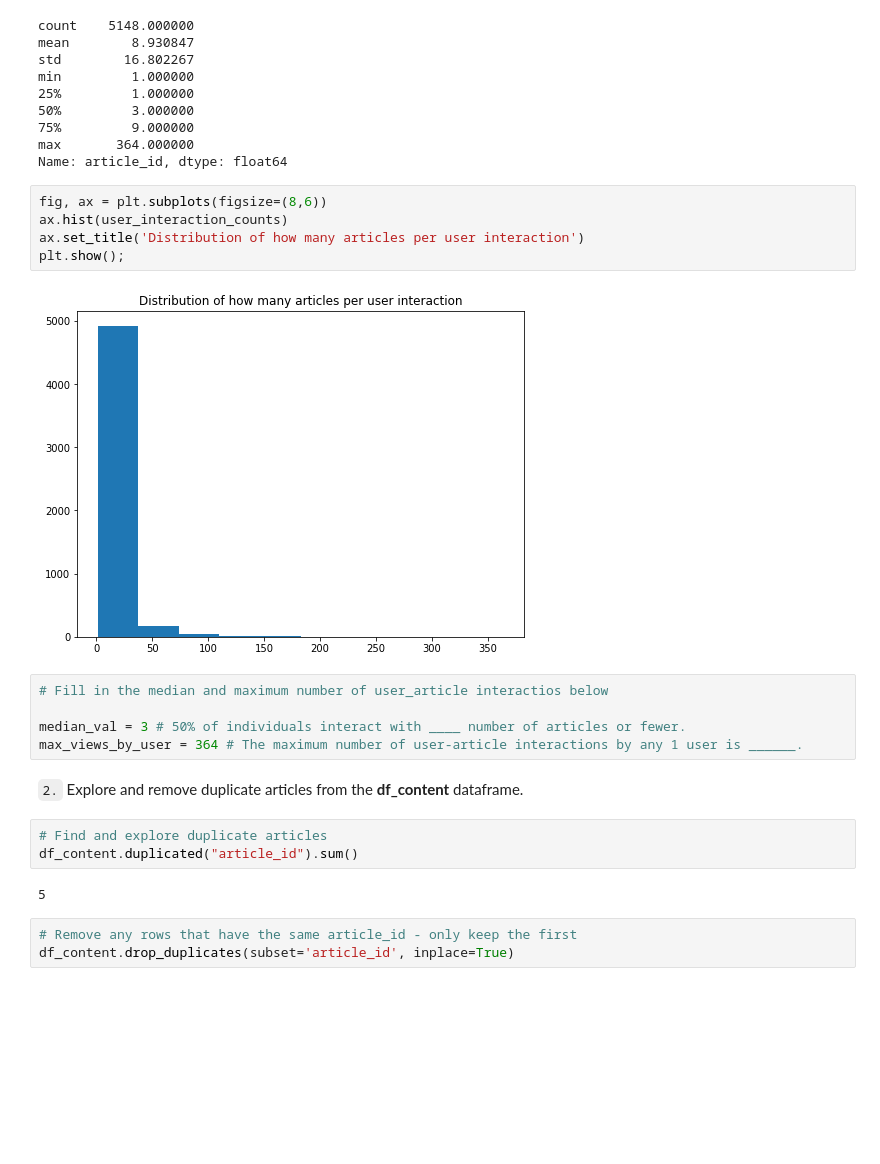
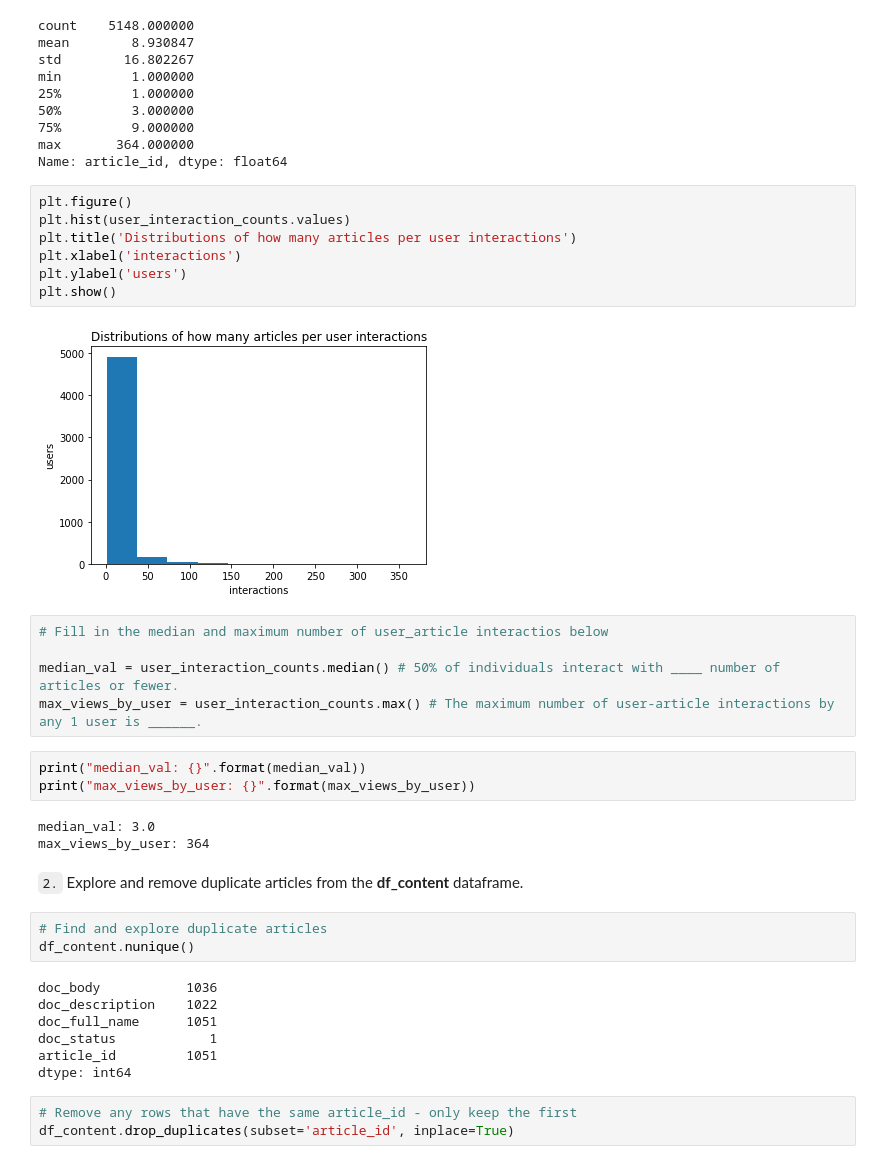
Before and after one commit to linnforsman/Recommendations-with-IBM, a Jupyter notebook: Recommendations_with_IBM.ipynb, the cells around one changed output. Saved outputs shown, nothing was run; the diff lists cells and outputs as text; blank space fills up the shorter version.

```diff
--- a/Recommendations_with_IBM.ipynb
+++ b/Recommendations_with_IBM.ipynb
@@ -120,24 +108,37 @@ min         1.000000
 max       364.000000
 Name: article_id, dtype: float64
 # %%
-fig, ax = plt.subplots(figsize=(8,6))
-ax.hist(user_interaction_counts)
-ax.set_title('Distribution of how many articles per user interaction')
-plt.show();
+plt.figure()
+plt.hist(user_interaction_counts.values)
+plt.title('Distributions of how many articles per user interactions')
+plt.xlabel('interactions')
+plt.ylabel('users')
+plt.show()
 # %% [output]
-[figure, old version]
+[figure, new version]
 # %%
 # Fill in the median and maximum number of user_article interactios below
 
-median_val = 3 # 50% of individuals interact with ____ number of articles or fewer.
-max_views_by_user = 364 # The maximum number of user-article interactions by any 1 user is ______.
+median_val = user_interaction_counts.median() # 50% of individuals interact with ____ number of articles or fewer.
+max_views_by_user = user_interaction_counts.max() # The maximum number of user-article interactions by any 1 user is ______.
+# %%
+print("median_val: {}".format(median_val))
+print("max_views_by_user: {}".format(max_views_by_user))
+# %% [output]
+median_val: 3.0
+max_views_by_user: 364
 # %% [markdown]
 `2.` Explore and remove duplicate articles from the **df_content** dataframe.
 # %%
 # Find and explore duplicate articles
-df_content.duplicated("article_id").sum()
+df_content.nunique()
 # %% [output]
-5
+doc_body           1036
+doc_description    1022
+doc_full_name      1051
+doc_status            1
+article_id         1051
+dtype: int64
 # %%
 # Remove any rows that have the same article_id - only keep the first
 df_content.drop_duplicates(subset='article_id', inplace=True)
```
Also changed, not shown: parts of 37 cells of this notebook.
